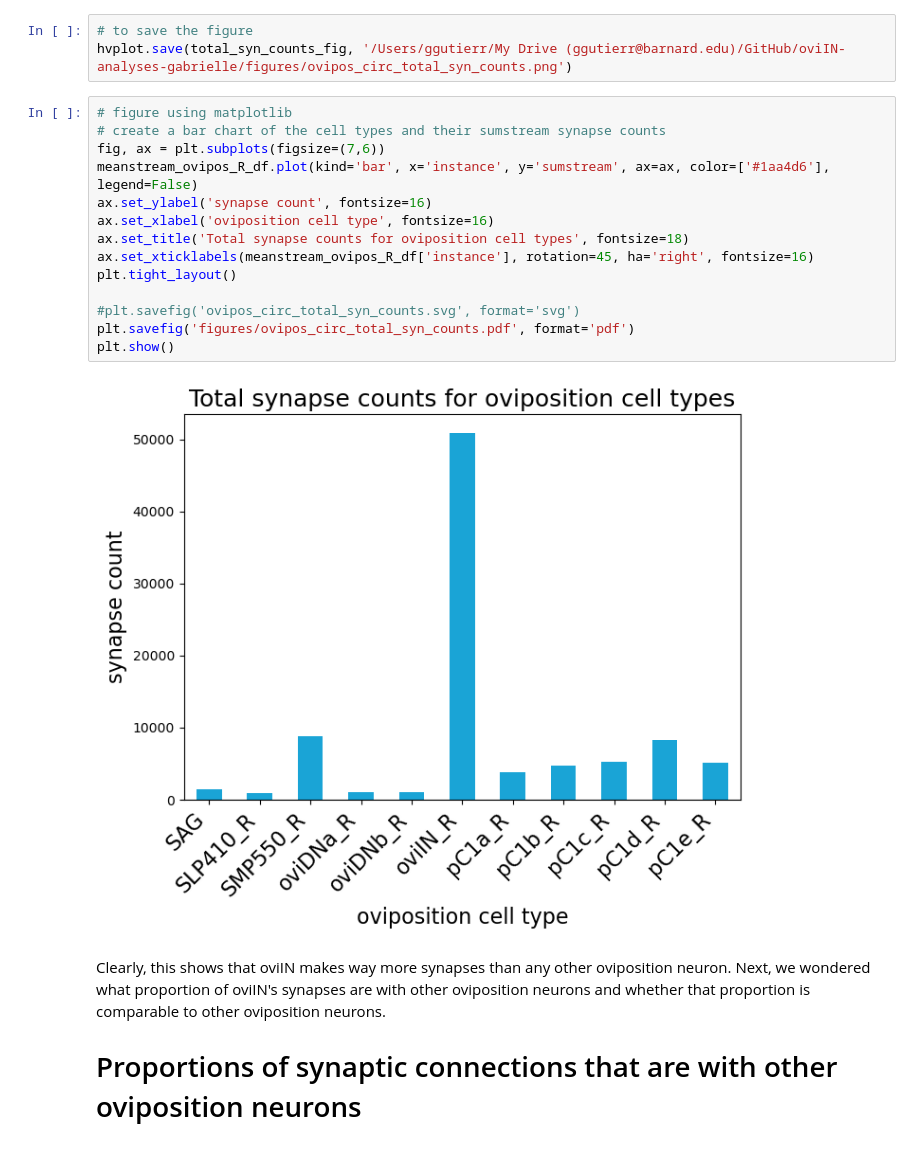
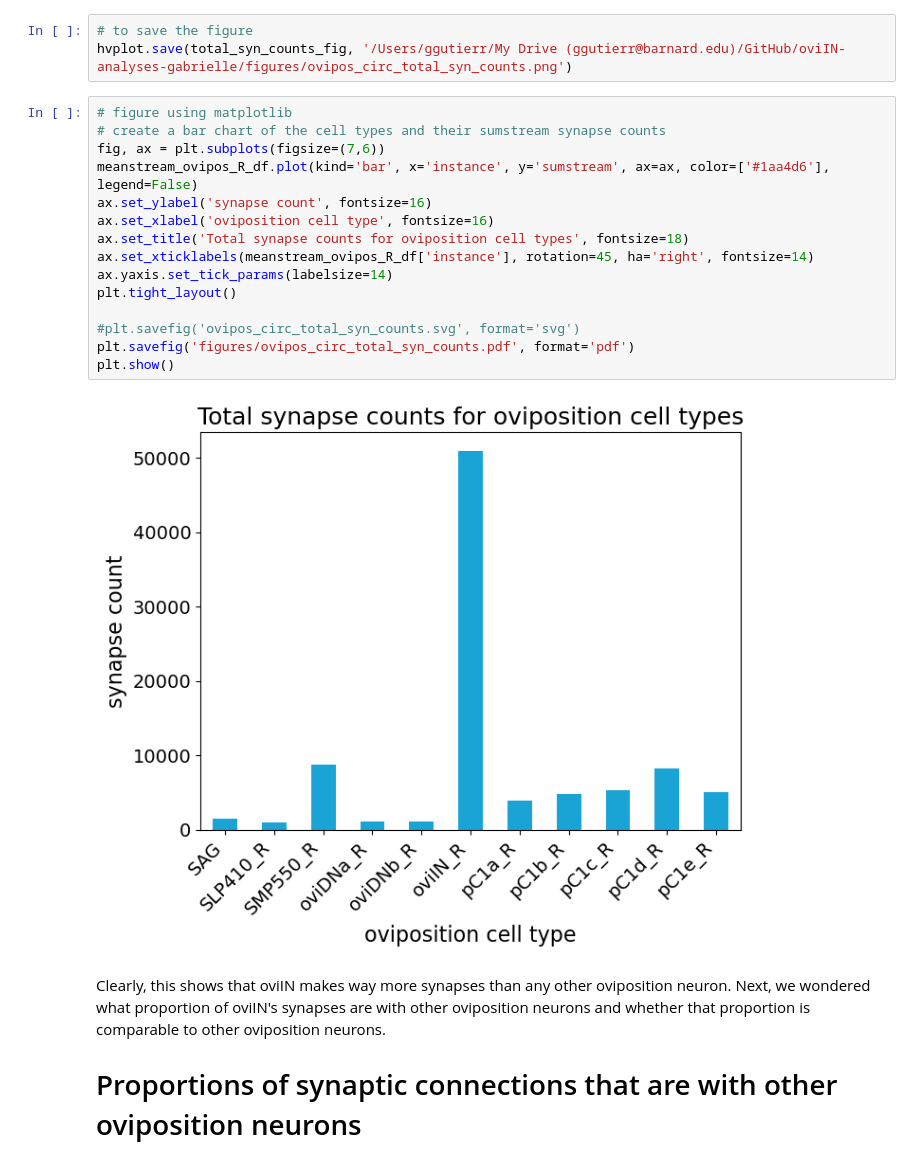
Before and after one commit to Gutierrez-lab/oviIN-analyses-gabrielle, a Jupyter notebook: oviposition_circuit.ipynb, the cells around one changed output. Drawn from its saved outputs; the diff is of its cells as text.

```diff
--- a/oviposition_circuit.ipynb
+++ b/oviposition_circuit.ipynb
@@ -384,19 +384,20 @@ hvplot.save(total_syn_counts_fig, '/Users/ggutierr/My Drive (ggutierr@barnard.ed
 # %%
 # figure using matplotlib
 # create a bar chart of the cell types and their sumstream synapse counts
 fig, ax = plt.subplots(figsize=(7,6))
 meanstream_ovipos_R_df.plot(kind='bar', x='instance', y='sumstream', ax=ax, color=['#1aa4d6'], legend=False)
 ax.set_ylabel('synapse count', fontsize=16)
 ax.set_xlabel('oviposition cell type', fontsize=16)
 ax.set_title('Total synapse counts for oviposition cell types', fontsize=18)
-ax.set_xticklabels(meanstream_ovipos_R_df['instance'], rotation=45, ha='right', fontsize=16)
+ax.set_xticklabels(meanstream_ovipos_R_df['instance'], rotation=45, ha='right', fontsize=14)
+ax.yaxis.set_tick_params(labelsize=14)
 plt.tight_layout()
 
 #plt.savefig('ovipos_circ_total_syn_counts.svg', format='svg')
 plt.savefig('figures/ovipos_circ_total_syn_counts.pdf', format='pdf')
 plt.show()
 # %% [output]
-[figure, old version]
+[figure, new version]
 # %% [markdown]
 Clearly, this shows that oviIN makes way more synapses than any other oviposition neuron. Next, we wondered what proportion of oviIN's synapses are with other oviposition neurons and whether that proportion is comparable to other oviposition neurons.
 
```
Also changed, not shown: parts of 1 cell of this notebook, 2 other files.
